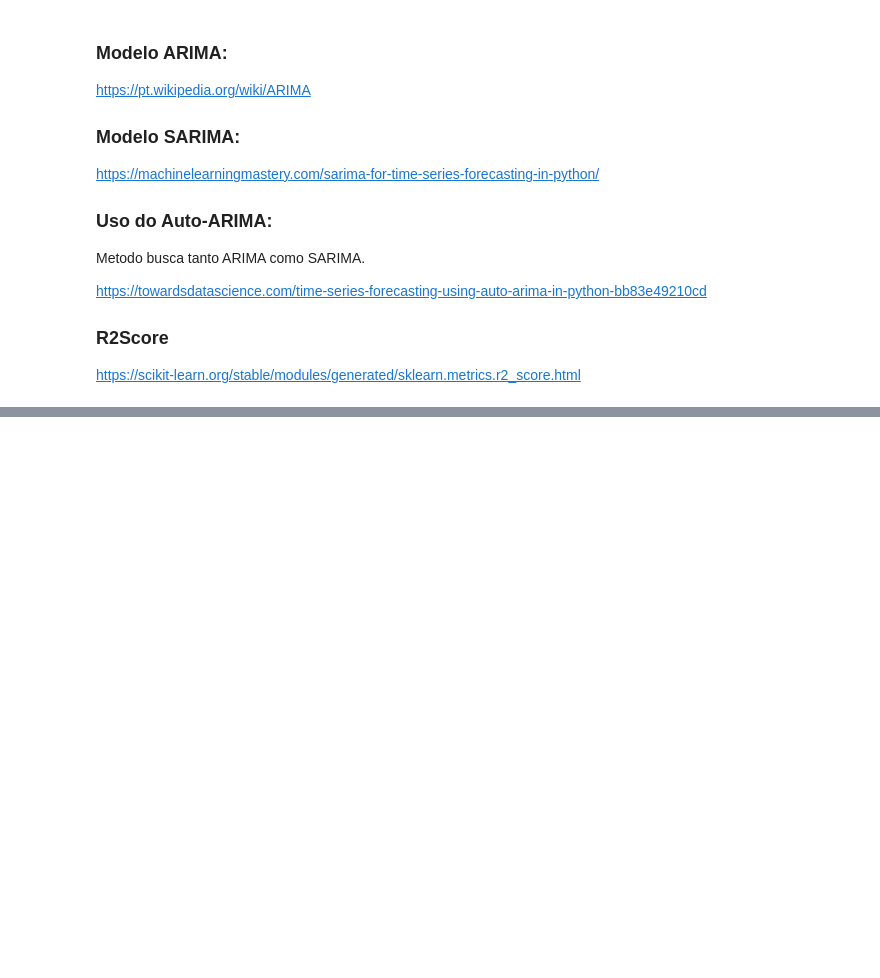
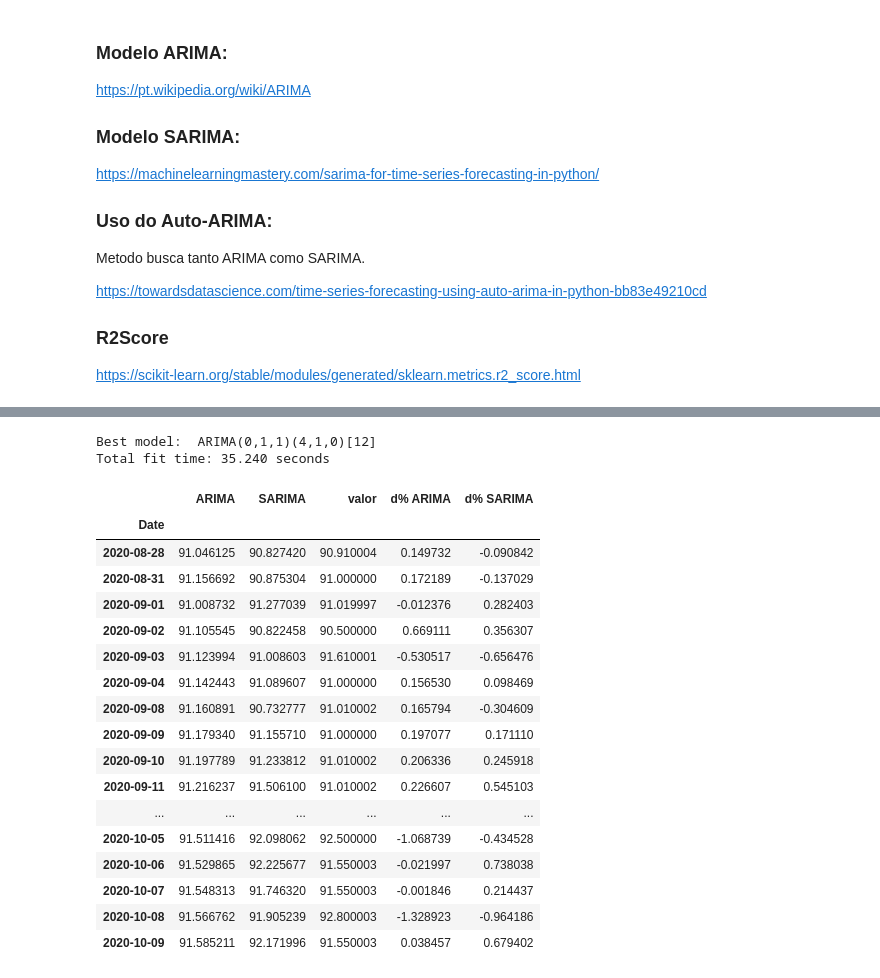
Before and after one commit to renatoreggiani/trAIding, a Jupyter notebook: python-ai-trading-system.ipynb, the cells around one changed output, grey strips where cells are left out. Drawn from its saved outputs; the diff is of its cells as text; code cells hidden in the pictures; blank space fills up the shorter version.

```diff
--- a/python-ai-trading-system.ipynb
+++ b/python-ai-trading-system.ipynb
@@ -65,8 +62,35 @@ arima_model.df_model()
+# %%
+sarima_model = get_auto_sarima(train)
+# %% [output]
+Best model:  ARIMA(0,1,1)(4,1,0)[12]
+Total fit time: 35.240 seconds
 # %%
-df_f = pd.DataFrame({'predição':arima_model.predict(n_periods=50),'valor':test}, index=test.index)
-df_f['desvio (%)'] = df_f.apply(desvio, axis=1)
+df_f = pd.DataFrame({'ARIMA':arima_model.predict(n_periods=30),
+                     'SARIMA':sarima_model.predict(n_periods=30),
+                     'valor':test}, index=test.index)
+df_f['d% ARIMA'] = ((df_f['ARIMA']/df_f['valor'])-1)*100
+df_f['d% SARIMA'] = ((df_f['SARIMA']/df_f['valor'])-1)*100
 prd = df_f
 df_f
+# %% [output]
+|  | ARIMA | SARIMA | valor | d% ARIMA | d% SARIMA |
+| Date |  |  |  |  |  |
+| 2020-08-28 | 91.046125 | 90.827420 | 90.910004 | 0.149732 | -0.090842 |
+| 2020-08-31 | 91.156692 | 90.875304 | 91.000000 | 0.172189 | -0.137029 |
+| 2020-09-01 | 91.008732 | 91.277039 | 91.019997 | -0.012376 | 0.282403 |
+| 2020-09-02 | 91.105545 | 90.822458 | 90.500000 | 0.669111 | 0.356307 |
+| 2020-09-03 | 91.123994 | 91.008603 | 91.610001 | -0.530517 | -0.656476 |
+| 2020-09-04 | 91.142443 | 91.089607 | 91.000000 | 0.156530 | 0.098469 |
+| 2020-09-08 | 91.160891 | 90.732777 | 91.010002 | 0.165794 | -0.304609 |
+| 2020-09-09 | 91.179340 | 91.155710 | 91.000000 | 0.197077 | 0.171110 |
+| 2020-09-10 | 91.197789 | 91.233812 | 91.010002 | 0.206336 | 0.245918 |
+| 2020-09-11 | 91.216237 | 91.506100 | 91.010002 | 0.226607 | 0.545103 |
+| ... | ... | ... | ... | ... | ... |
+| 2020-10-05 | 91.511416 | 92.098062 | 92.500000 | -1.068739 | -0.434528 |
+| 2020-10-06 | 91.529865 | 92.225677 | 91.550003 | -0.021997 | 0.738038 |
+| 2020-10-07 | 91.548313 | 91.746320 | 91.550003 | -0.001846 | 0.214437 |
+| 2020-10-08 | 91.566762 | 91.905239 | 92.800003 | -1.328923 | -0.964186 |
+| 2020-10-09 | 91.585211 | 92.171996 | 91.550003 | 0.038457 | 0.679402 |
 # %%
 plt.figure(figsize=(8,5))
 plt.plot(train, label="treino")
```
Also changed, not shown: parts of 8 cells of this notebook, 1 other file.
